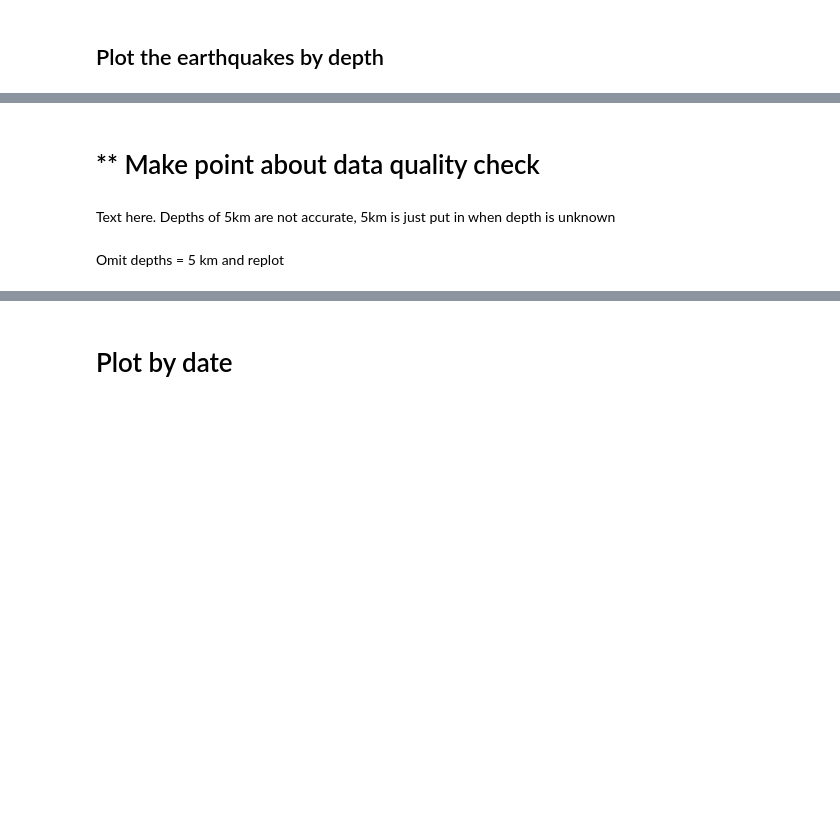
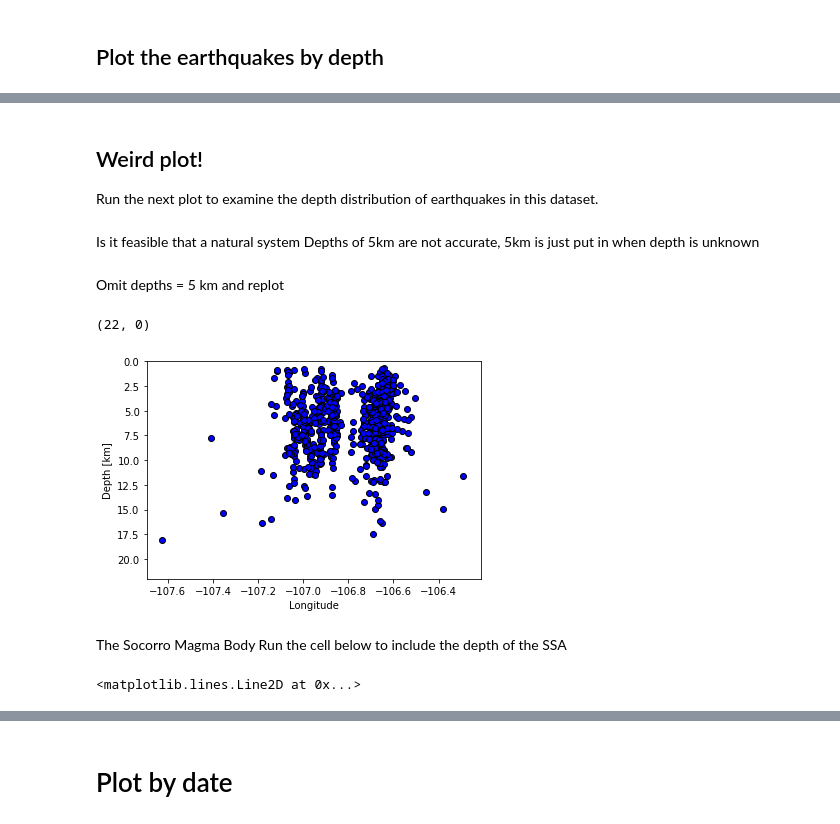
Before and after one commit to k-olsen/Earthquake_Analysis, a Jupyter notebook: Socorro_Magma_Body_Earthquakes_(4).ipynb, the cells around one changed output, grey strips where cells are left out. Drawn from its saved outputs; the diff is of its cells as text; code cells hidden in the pictures; blank space fills up the shorter version.

```diff
--- a/Socorro_Magma_Body_Earthquakes_(4).ipynb
+++ b/Socorro_Magma_Body_Earthquakes_(4).ipynb
@@ -223,2 +284,3 @@ plt.ylim(20,0)
-# %% [markdown]
-# ** Make point about data quality check
+# %% [markdown]
+## Weird plot!
+Run the next plot to examine the depth distribution of earthquakes in this dataset.
@@ -225,12 +293,23 @@ plt.ylim(20,0)
 # %% [markdown]
-
-Text here. Depths of 5km are not accurate, 5km is just put in when depth is unknown
+Is it feasible that a natural system Depths of 5km are not accurate, 5km is just put in when depth is unknown
 # %% [markdown]
 Omit depths = 5 km and replot
 # %%
-plt.figure()
+fig = plt.figure()
+ax = fig.add_subplot(111)
 for i in data:
     if i[3] != 5.0: #does not equal
-        plt.scatter(i[2],i[3], color = 'blue', edgecolor = 'black')
-plt.ylabel('Depth [km]')
-plt.xlabel('Longitude')
+        ax.scatter(i[2],i[3], color = 'blue', edgecolor = 'black')
+ax.set_ylabel('Depth [km]')
+ax.set_xlabel('Longitude')
+ax.set_ylim(22,0)
+# %% [output]
+(22, 0)
+[figure, added]
+# %% [markdown]
+The Socorro Magma Body Run the cell below to include the depth of the SSA
+# %%
+
+ax.axhline(19, color = 'coral', linewidth = 10)
+# %% [output]
+<matplotlib.lines.Line2D at 0x...>
```
Also changed, not shown: parts of 29 cells of this notebook.
